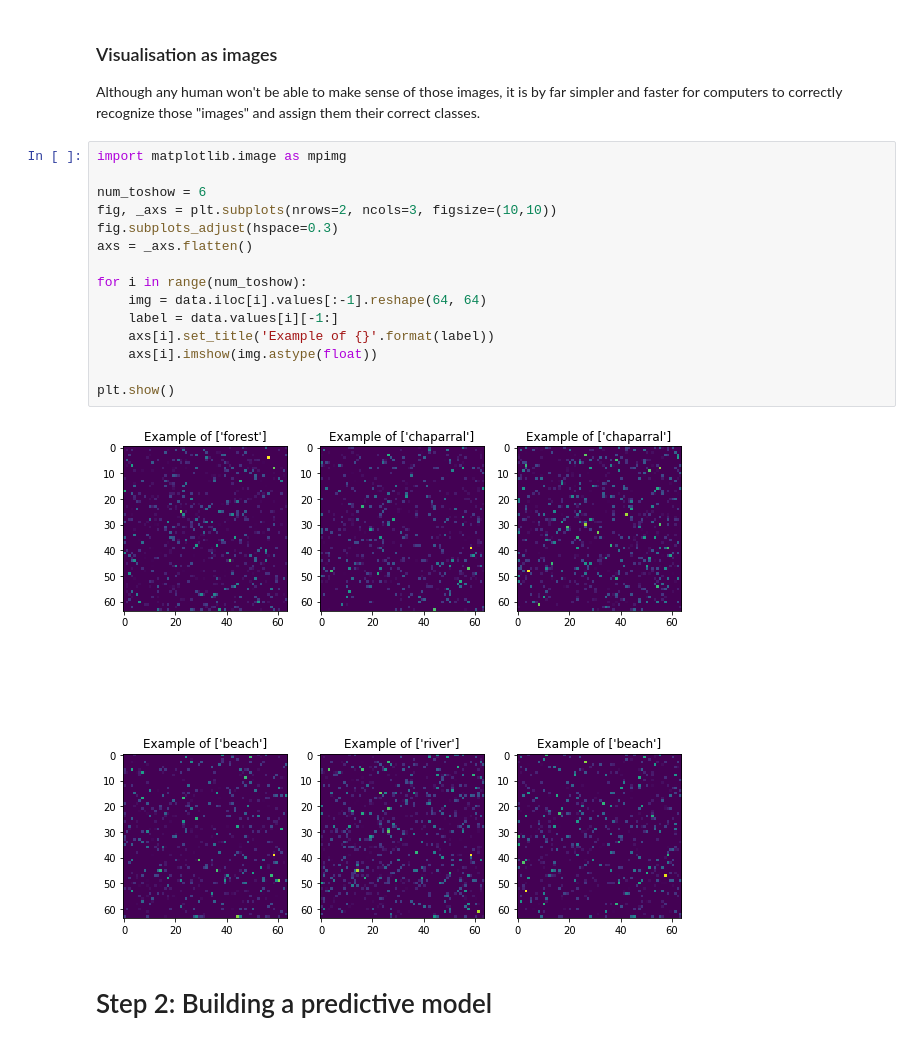
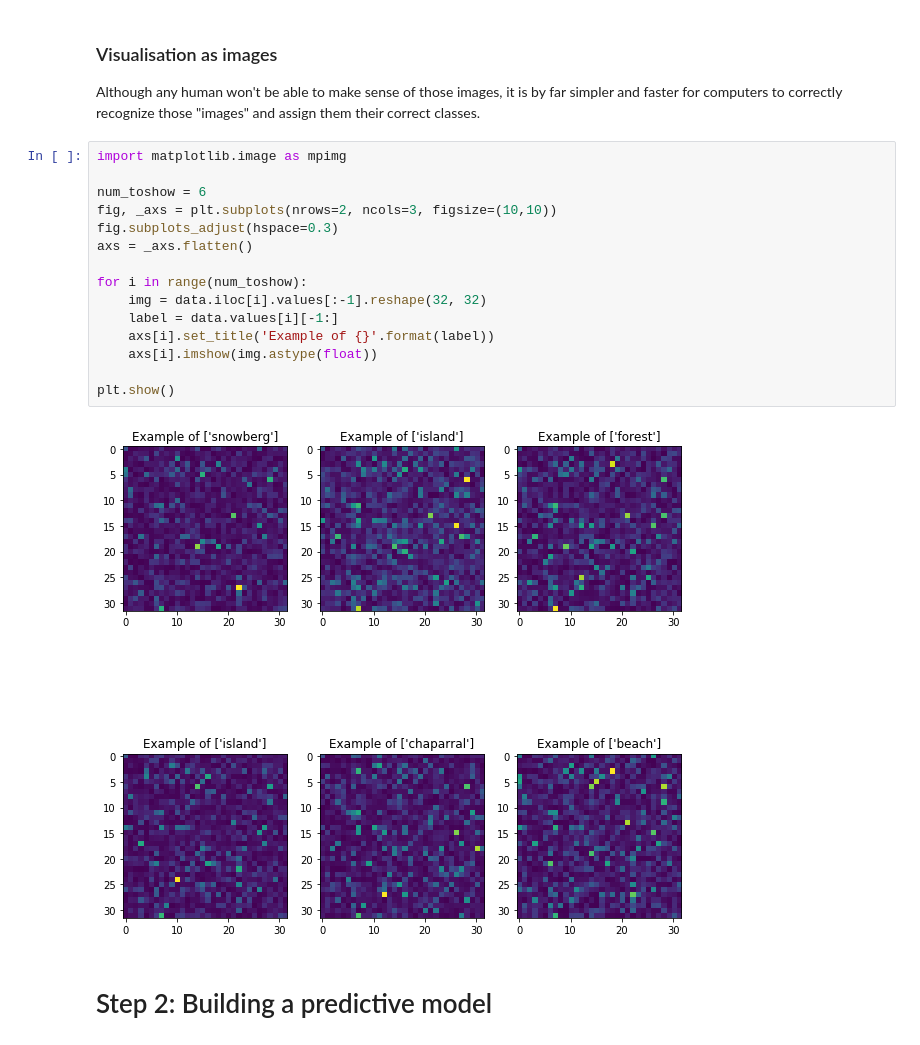
Before and after one commit to ArealTeamM2AIC/Remote-Sensing-Image, a Jupyter notebook: starting_kit_preprocessed/README.ipynb, the cells around one changed output. Cells and saved outputs as stored; diff of their text form.

```diff
--- a/starting_kit_preprocessed/README.ipynb
+++ b/starting_kit_preprocessed/README.ipynb
@@ -153,20 +145,20 @@ Although any human won't be able to make sense of those images, it is by far sim
 # %%
 import matplotlib.image as mpimg
 
 num_toshow = 6
 fig, _axs = plt.subplots(nrows=2, ncols=3, figsize=(10,10))
 fig.subplots_adjust(hspace=0.3)
 axs = _axs.flatten()
 
 for i in range(num_toshow):
-    img = data.iloc[i].values[:-1].reshape(64, 64)
+    img = data.iloc[i].values[:-1].reshape(32, 32)
     label = data.values[i][-1:]
     axs[i].set_title('Example of {}'.format(label))
     axs[i].imshow(img.astype(float))
 
 plt.show()
 # %% [output]
-[figure, old version]
+[figure, new version]
 # %% [markdown]
 # Step 2: Building a predictive model
 # %% [markdown]
```
Also changed, not shown: parts of 20 cells of this notebook, 17 other files.
